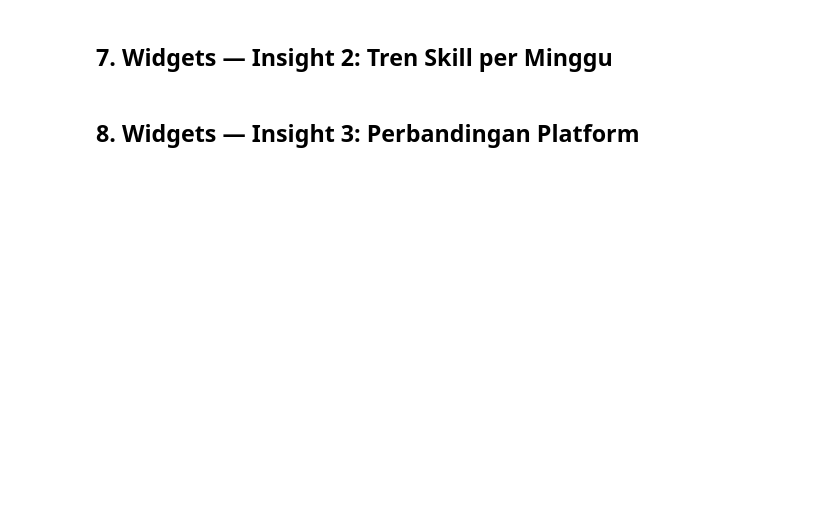
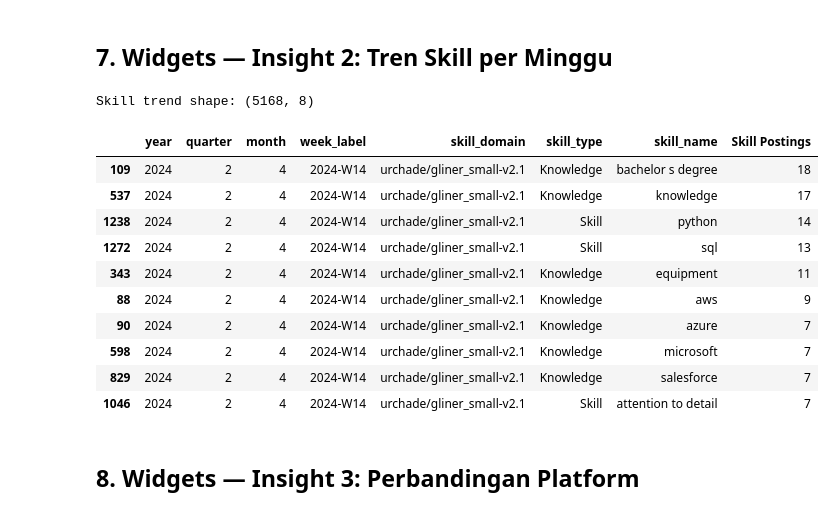
Before and after one commit to dapp-eng/talent-trackk, a Jupyter notebook: atoti_app/datamart.ipynb, the cells around one changed output. Drawn from its saved outputs; the diff is of its cells as text; code cells hidden in the pictures; blank space fills up the shorter version.

```diff
--- a/atoti_app/datamart.ipynb
+++ b/atoti_app/datamart.ipynb
@@ -238,16 +1243,44 @@ top_skills
 # %% [markdown]
 ## 7. Widgets — Insight 2: Tren Skill per Minggu
 # %%
-skill_trend = skill_cube.query(
-    skill_cube.measures["Skill Postings"],
-    levels=[
-        skill_cube.hierarchies["Time"]["week_label"],
-        skill_cube.hierarchies["Skill"]["skill_name"],
-    ],
-    include_totals=False,
+skill_trend = (
+    skill_cube.query(
+        skill_cube.measures["Skill Postings"],
+
+        levels=[
+            skill_cube.hierarchies["Time"]["week_label"],
+            skill_cube.hierarchies["Skill"]["skill_name"],
+        ],
+
+        include_totals=False,
+    )
+
+    .reset_index()
+
+    .query("skill_name != 'Unknown'")
+
+    .sort_values(
+        by=["week_label", "Skill Postings"],
+        ascending=[True, False]
+    )
 )
-print(f"Skill trend data shape: {skill_trend.shape}")
+
+print(f"Skill trend shape: {skill_trend.shape}")
+
 skill_trend.head(10)
+# %% [output]
+Skill trend shape: (5168, 8)
+|  | year | quarter | month | week_label | skill_domain | skill_type | skill_name | Skill Postings |
+| 109 | 2024 | 2 | 4 | 2024-W14 | urchade/gliner_small-v2.1 | Knowledge | bachelor s degree | 18 |
+| 537 | 2024 | 2 | 4 | 2024-W14 | urchade/gliner_small-v2.1 | Knowledge | knowledge | 17 |
+| 1238 | 2024 | 2 | 4 | 2024-W14 | urchade/gliner_small-v2.1 | Skill | python | 14 |
+| 1272 | 2024 | 2 | 4 | 2024-W14 | urchade/gliner_small-v2.1 | Skill | sql | 13 |
+| 343 | 2024 | 2 | 4 | 2024-W14 | urchade/gliner_small-v2.1 | Knowledge | equipment | 11 |
+| 88 | 2024 | 2 | 4 | 2024-W14 | urchade/gliner_small-v2.1 | Knowledge | aws | 9 |
+| 90 | 2024 | 2 | 4 | 2024-W14 | urchade/gliner_small-v2.1 | Knowledge | azure | 7 |
+| 598 | 2024 | 2 | 4 | 2024-W14 | urchade/gliner_small-v2.1 | Knowledge | microsoft | 7 |
+| 829 | 2024 | 2 | 4 | 2024-W14 | urchade/gliner_small-v2.1 | Knowledge | salesforce | 7 |
+| 1046 | 2024 | 2 | 4 | 2024-W14 | urchade/gliner_small-v2.1 | Skill | attention to detail | 7 |
 # %% [markdown]
 ## 8. Widgets — Insight 3: Perbandingan Platform
 # %%
```
Also changed, not shown: parts of 32 cells of this notebook, 1 other file.
